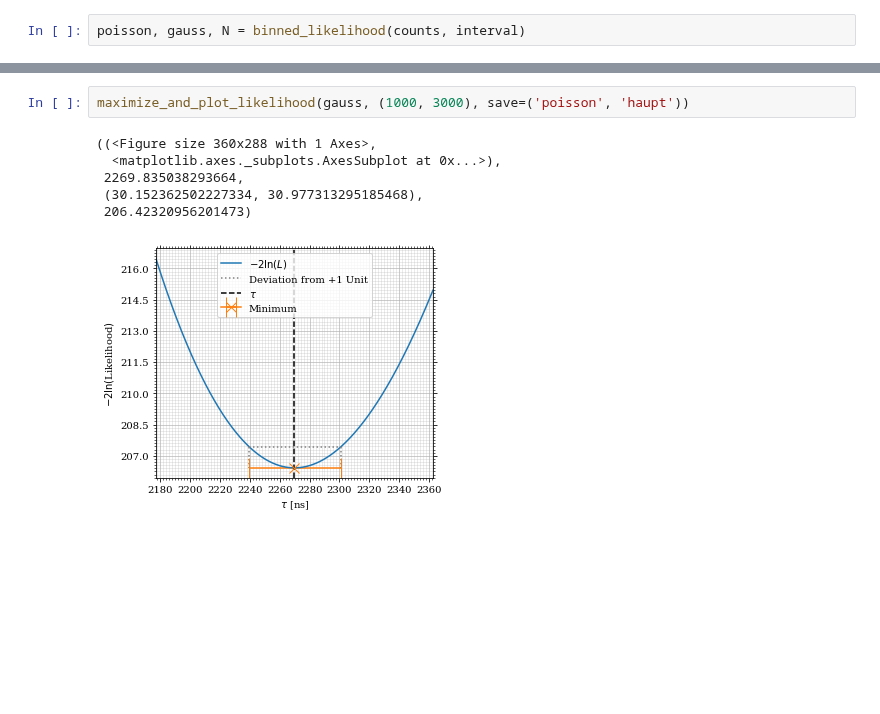
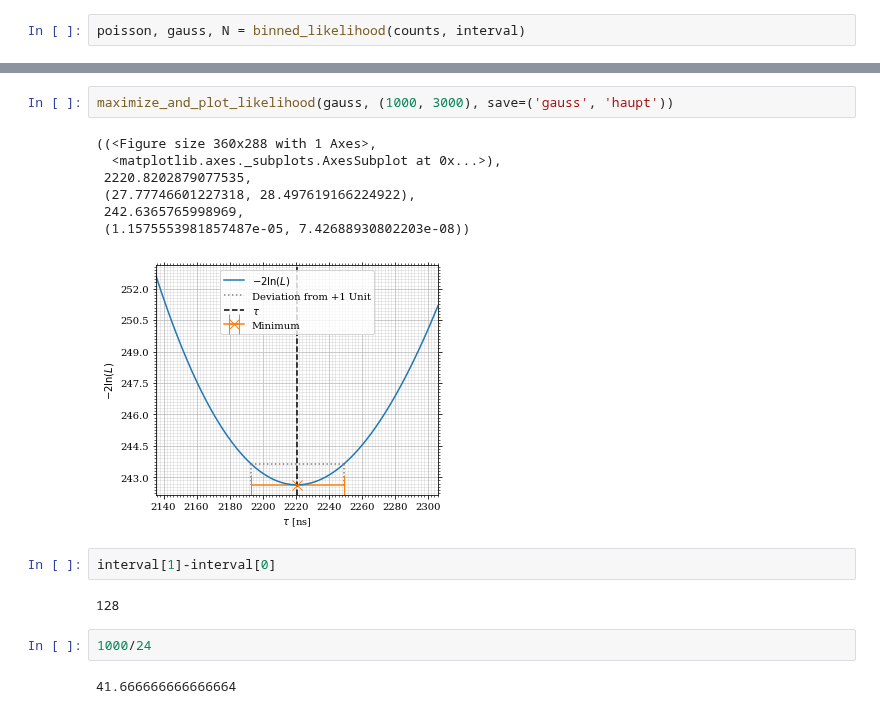
Before and after one commit to vale981/fpraktikum, a Jupyter notebook: LM/auswertung/Untitled.ipynb, the cells around one changed output, grey strips where cells are left out. Saved outputs shown, nothing was run; the diff lists cells and outputs as text; blank space fills up the shorter version.

```diff
--- a/LM/auswertung/Untitled.ipynb
+++ b/LM/auswertung/Untitled.ipynb
@@ -133,9 +146,18 @@ maximize_and_plot_likelihood(poisson, (1000, 3000), save=('poisson', 'haupt'))
 # %%
-maximize_and_plot_likelihood(gauss, (1000, 3000), save=('poisson', 'haupt'))
+maximize_and_plot_likelihood(gauss, (1000, 3000), save=('gauss', 'haupt'))
 # %% [output]
 ((<Figure size 360x288 with 1 Axes>,
   <matplotlib.axes._subplots.AxesSubplot at 0x...>),
- 2269.835038293664,
- (30.152362502227334, 30.977313295185468),
- 206.42320956201473)
+ 2220.8202879077535,
+ (27.77746601227318, 28.497619166224922),
+ 242.6365765998969,
+ (1.1575553981857487e-05, 7.42688930802203e-08))
-[figure, old version]
+[figure, new version]
+# %%
+interval[1]-interval[0]
+# %% [output]
+128
+# %%
+1000/24
+# %% [output]
+41.666666666666664
```
Also changed, not shown: parts of 6 cells of this notebook, 16 other files.
